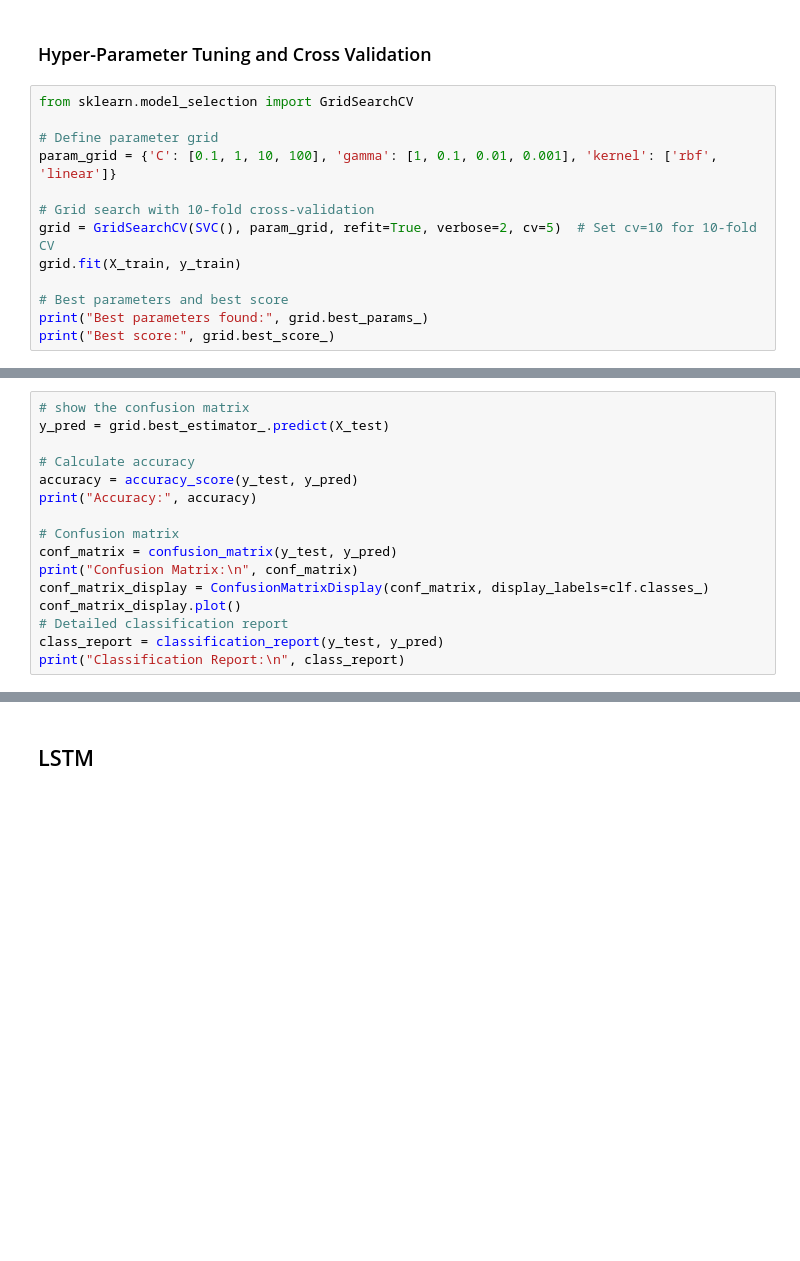
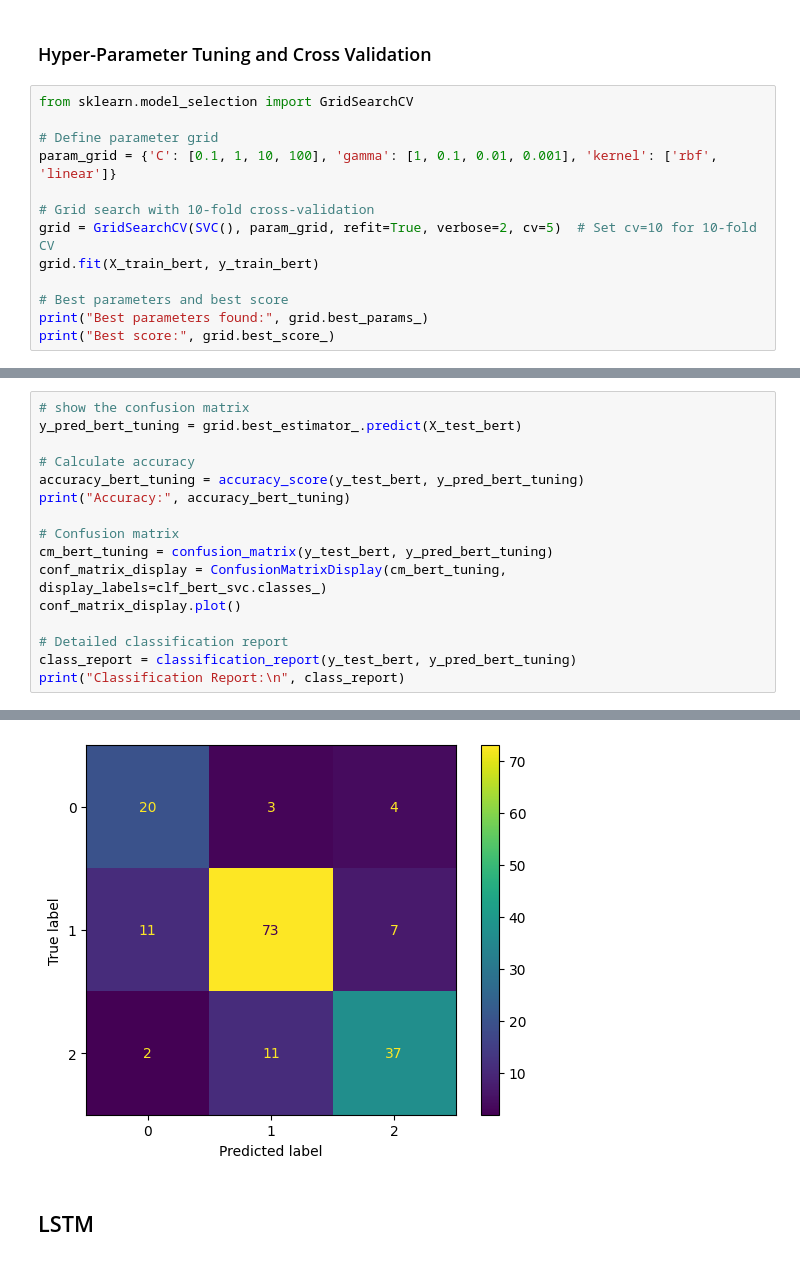
Before and after one commit to coachlivinglegend/PROG8245Project, a Jupyter notebook: Documentation.ipynb, the cells around one changed output, grey strips where cells are left out. Drawn from its saved outputs; the diff is of its cells as text; blank space fills up the shorter version.

```diff
--- a/Documentation.ipynb
+++ b/Documentation.ipynb
@@ -816,7 +899,7 @@ param_grid = {'C': [0.1, 1, 10, 100], 'gamma': [1, 0.1, 0.01, 0.001], 'kernel':
 
 # Grid search with 10-fold cross-validation
 grid = GridSearchCV(SVC(), param_grid, refit=True, verbose=2, cv=5)  # Set cv=10 for 10-fold CV
-grid.fit(X_train, y_train)
+grid.fit(X_train_bert, y_train_bert)
 
 # Best parameters and best score
 print("Best parameters found:", grid.best_params_)
@@ -824,16 +925,17 @@ print("Best score:", grid.best_score_)
 # %%
 # show the confusion matrix
-y_pred = grid.best_estimator_.predict(X_test)
+y_pred_bert_tuning = grid.best_estimator_.predict(X_test_bert)
 
 # Calculate accuracy
-accuracy = accuracy_score(y_test, y_pred)
-print("Accuracy:", accuracy)
+accuracy_bert_tuning = accuracy_score(y_test_bert, y_pred_bert_tuning)
+print("Accuracy:", accuracy_bert_tuning)
 
 # Confusion matrix
-conf_matrix = confusion_matrix(y_test, y_pred)
-print("Confusion Matrix:\n", conf_matrix)
-conf_matrix_display = ConfusionMatrixDisplay(conf_matrix, display_labels=clf.classes_)
+cm_bert_tuning = confusion_matrix(y_test_bert, y_pred_bert_tuning)
+conf_matrix_display = ConfusionMatrixDisplay(cm_bert_tuning, display_labels=clf_bert_svc.classes_)
 conf_matrix_display.plot()
+
 # Detailed classification report
-class_report = classification_report(y_test, y_pred)
+class_report = classification_report(y_test_bert, y_pred_bert_tuning)
 print("Classification Report:\n", class_report)
+# %% [output]
@@ -840,3 +953,4 @@ print("Classification Report:\n", class_report)
+[figure, added]
 # %% [markdown]
 ## LSTM
 # %%
```
Also changed, not shown: parts of 113 cells of this notebook, 8 other files.
